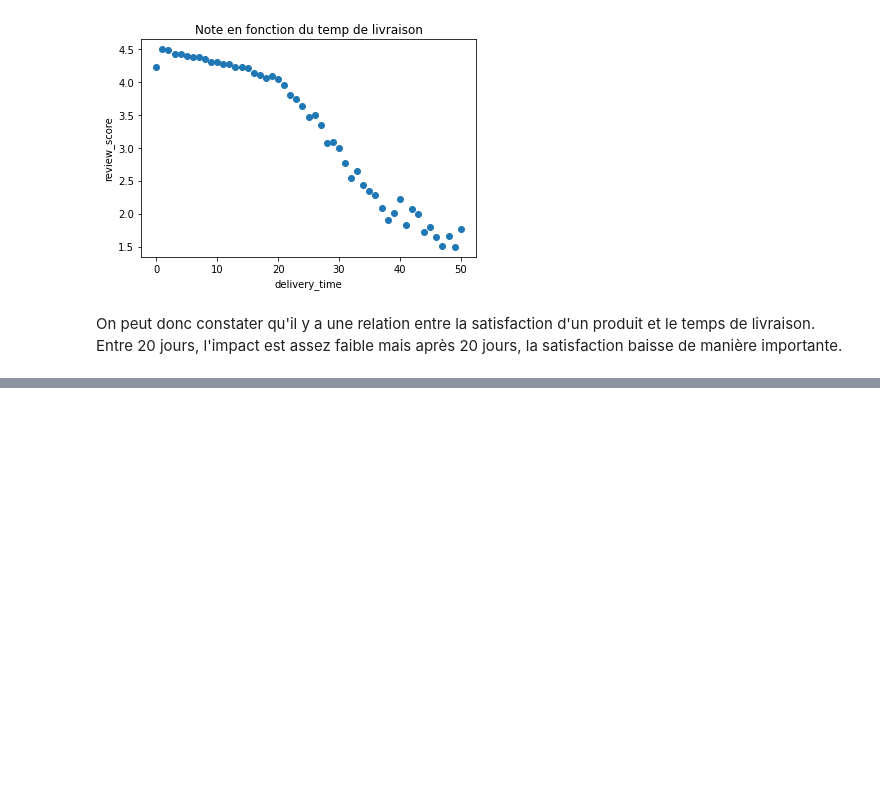
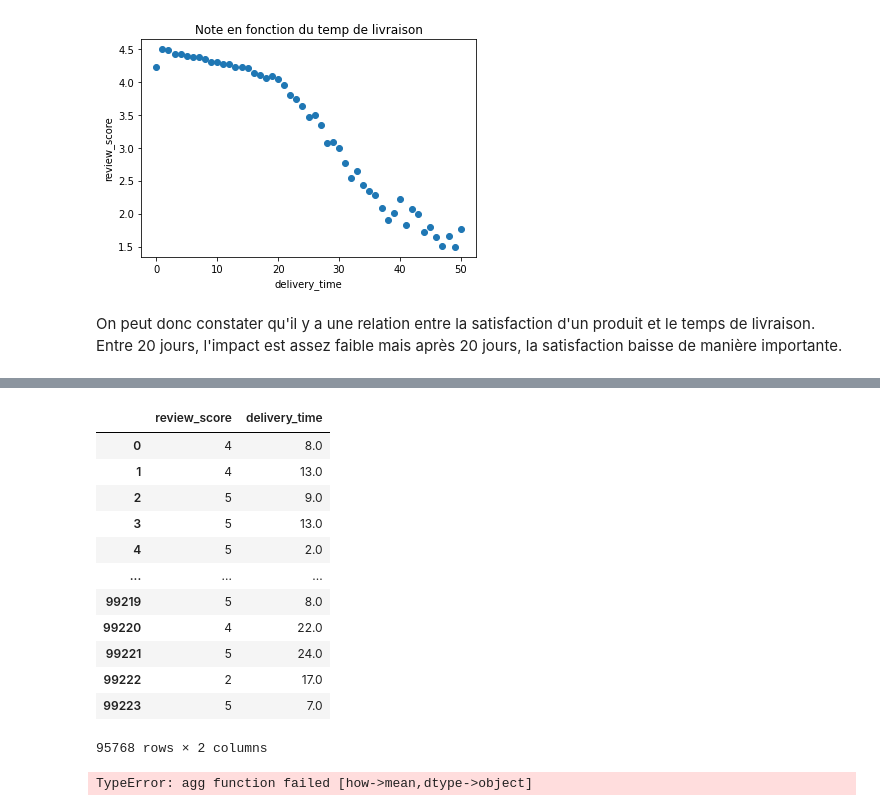
Before and after one commit to CooBsCa/DataCentric, a Jupyter notebook: data_centric_clement.ipynb, the cells around one changed output, grey strips where cells are left out. Drawn from its saved outputs; the diff is of its cells as text; code cells hidden in the pictures; blank space fills up the shorter version.

```diff
--- a/data_centric_clement.ipynb
+++ b/data_centric_clement.ipynb
@@ -197,0 +212,26 @@ See the caveats in the documentation: https://pandas.pydata.org/pandas-docs/stab
+# %%
+### remove id column
+df_orders = df_orders.drop(columns=["order_id", "customer_id"])
+df_orders
+# %% [output]
+|  | review_score | delivery_time |
+| 0 | 4 | 8.0 |
+| 1 | 4 | 13.0 |
+| 2 | 5 | 9.0 |
+| 3 | 5 | 13.0 |
+| 4 | 5 | 2.0 |
+| ... | ... | ... |
+| 99219 | 5 | 8.0 |
+| 99220 | 4 | 22.0 |
+| 99221 | 5 | 24.0 |
+| 99222 | 2 | 17.0 |
+| 99223 | 5 | 7.0 |
+95768 rows × 2 columns
+# %%
+# df of products with their prices, categories, mean review score, number of orders, mean delivery time
+df_order_items = olist_order_items[["order_id", "product_id", "price"]]
+df_order_items = df_order_items.groupby("product_id").mean()
+df_order_items = df_order_items.reset_index()
+df_order_items
+# %% [output]
+TypeError: agg function failed [how->mean,dtype->object]
```
Also changed, not shown: parts of 8 cells of this notebook, 2 other files.
